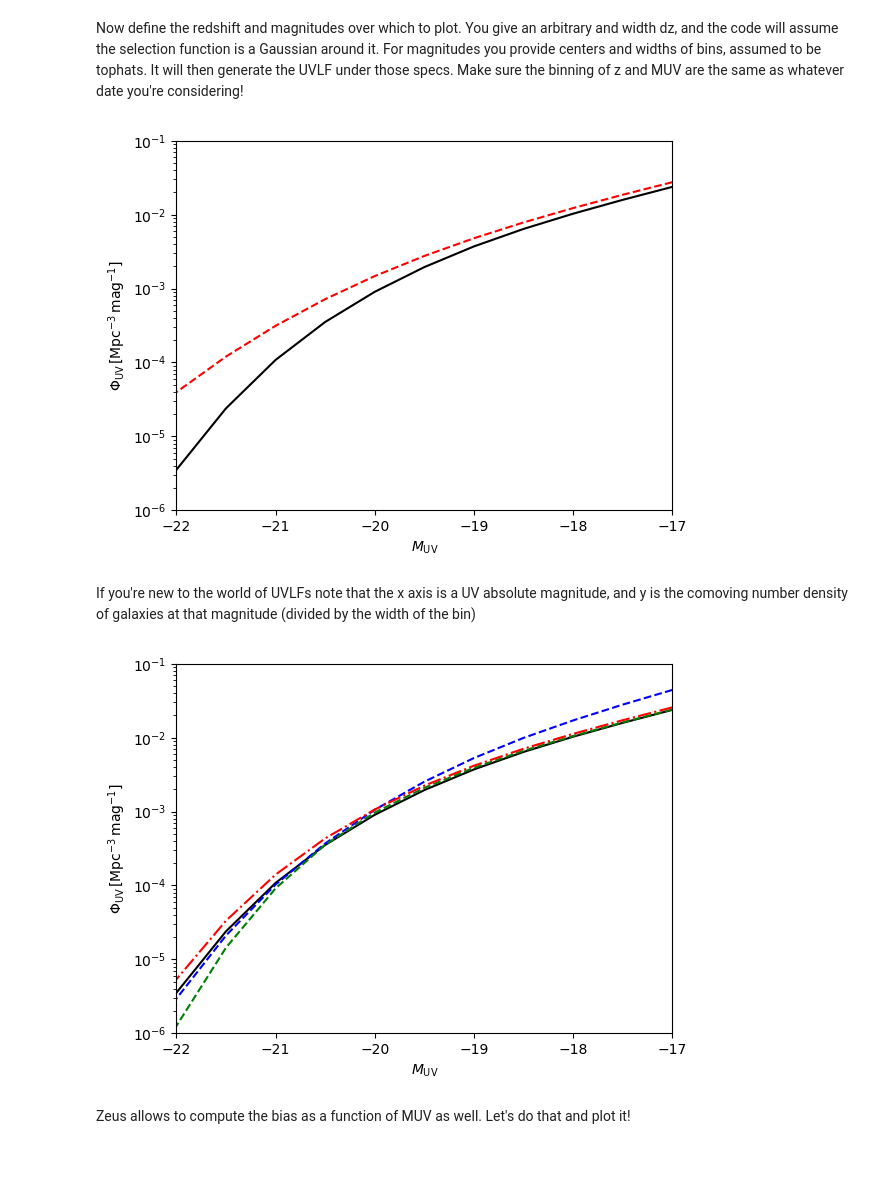
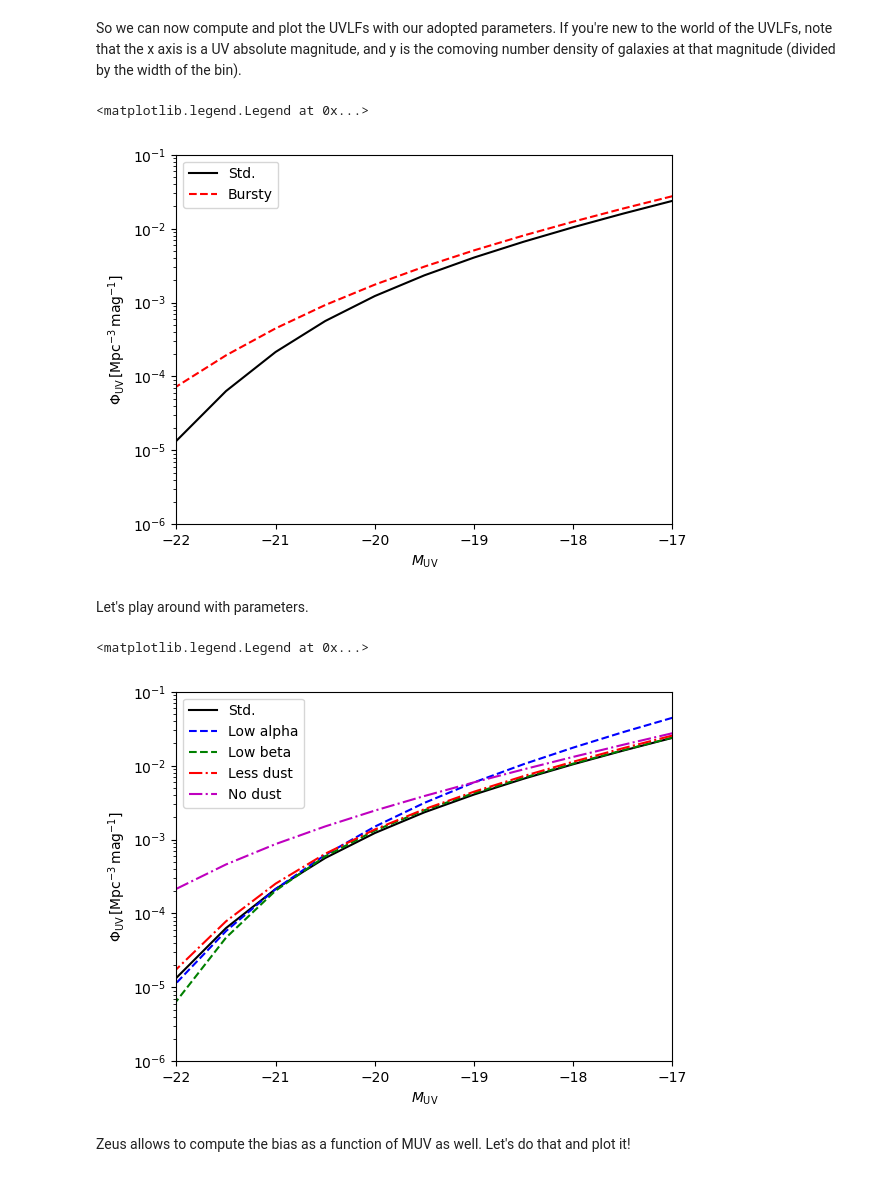
Before and after one commit to JulianBMunoz/Zeus21, a Jupyter notebook: docs/tutorials/Tutorial_Zeus21_UVLFs.ipynb, the cells around one changed output. Saved outputs shown, nothing was run; the diff lists cells and outputs as text; code cells hidden in the pictures.

Commit message:
updated UVLF tutorial, adding Pop IIIs, outputs yet to be adapted

```diff
--- a/docs/tutorials/Tutorial_Zeus21_UVLFs.ipynb
+++ b/docs/tutorials/Tutorial_Zeus21_UVLFs.ipynb
@@ -31 +17,8 @@ CosmoParams,ClassyCosmo, CorrFclass ,HMFintclass =  zeus21.cosmo_wrapper(UserPar
+# %%
+# Set up the Zeus21 cosmology
+CosmoParams = zeus21.Cosmo_Parameters(UserParams=UserParams, HMF_CHOICE="ST", zmin_CLASS=0.0)  # CLASS is automatically run by the Cosmo_Parameter class; make sure to provide zmin_CLASS lower than default (5.0) if you want lower z results (e.g. HMFs)
+HMFinterp = zeus21.HMF_interpolator(UserParams, CosmoParams)  # HMF at all desired z and M; here HMF from Sheth&Tormen2002 (https://arxiv.org/abs/astro-ph/0105113)
+
+# Set up the astrophysical parameters
+AstroParams = zeus21.Astro_Parameters(CosmoParams=CosmoParams, accretion_model="exp")  # Here exponential accretion model, as in https://arxiv.org/abs/2306.09403
 # %% [markdown]
@@ -38,3 +30 @@ AstroParams_bursty = zeus21.Astro_Parameters(UserParams, CosmoParams, sigmaUV=0.
-# %% [markdown]
-Now define the redshift and magnitudes over which to plot. You give an arbitrary <z> and width dz, and the code will assume the selection function is a Gaussian around it. For magnitudes you provide centers and widths of bins, assumed to be tophats. It will then generate the UVLF under those specs. Make sure the binning of z and MUV are the same as whatever date you're considering!
 # %%
@@ -46,43 +40,51 @@ MUVwidths = np.append(MUVwidths,MUVwidths[-1])
+# %% [markdown]
+So we can now compute and plot the UVLFs with our adopted parameters. If you're new to the world of the UVLFs, note that the x axis is a UV absolute magnitude, and y is the comoving number density of galaxies at that magnitude (divided by the width of the bin).
 # %%
-UVLFs_std = zeus21.UVLFs.UVLF_binned(AstroParams_std,CosmoParams,HMFintclass,z,dz,MUVcenters,MUVwidths)
-UVLFs_bursty = zeus21.UVLFs.UVLF_binned(AstroParams_bursty,CosmoParams,HMFintclass,z,dz,MUVcenters,MUVwidths)
+UVLF_std = zeus21.LFs.LF_class(UserParams, CosmoParams, AstroParams, HMFinterp, LFParams_std).UVLFbias_outputs["tot"]["LF"]  # TODO: Here and in the following, adjust for uniform outputs with T21 coefficients
+UVLF_bursty = zeus21.LFs.LF_class(UserParams, CosmoParams, AstroParams, HMFinterp, LFParams_bursty).UVLFbias_outputs["tot"]["LF"]
 
-
-plt.semilogy(MUVcenters,UVLFs_std,'k-')
-plt.semilogy(MUVcenters,UVLFs_bursty,'r--')
+plt.semilogy(MUV_centers, UVLF_std, 'k-', label="Std.")
+plt.semilogy(MUV_centers, UVLF_bursty,'r--', label="Bursty")
 plt.xlim(-22,-17)
 plt.ylim(1e-6,1e-1)
 plt.xlabel(r'$M_{\rm UV}$');
-plt.ylabel(r'$\Phi_{\rm UV}\,\rm [Mpc^{-3}\,mag^{-1}]$');
+plt.ylabel(r'$\Phi_{\rm UV}\,\rm [Mpc^{-3}\,mag^{-1}]$')
+plt.legend()
 # %% [output]
+<matplotlib.legend.Legend at 0x...>
-[figure, old version]
+[figure, new version]
-# %% [markdown]
-If you're new to the world of UVLFs note that the x axis is a UV absolute magnitude, and y is the comoving number density of galaxies at that magnitude (divided by the width of the bin)
+# %% [markdown]
+Let's play around with parameters.
 # %%
-#now let's change the alpha and beta too to see what they do
-AstroParams_lowalpha = copy.deepcopy(AstroParams_std)
-AstroParams_lowalpha.alphastar-=0.2
-UVLFs_lowalpha = zeus21.UVLFs.UVLF_binned(AstroParams_lowalpha,CosmoParams,HMFintclass,z,dz,MUVcenters,MUVwidths)
+# First, let's change the astrophysical parameters alpha and beta too to see what they do
+AstroParams_lowalpha = copy.deepcopy(AstroParams)
+AstroParams_lowalpha.alphastar -= 0.2
+UVLF_lowalpha = zeus21.LFs.LF_class(UserParams, CosmoParams, AstroParams_lowalpha, HMFinterp, LFParams_std).UVLFbias_outputs["tot"]["LF"]
 
-AstroParams_lowbeta = copy.deepcopy(AstroParams_std)
-AstroParams_lowbeta.betastar-=0.2
-UVLFs_lowbeta = zeus21.UVLFs.UVLF_binned(AstroParams_lowbeta,CosmoParams,HMFintclass,z,dz,MUVcenters,MUVwidths)
+AstroParams_lowbeta = copy.deepcopy(AstroParams)
+AstroParams_lowbeta.betastar -= 0.2
+UVLF_lowbeta = zeus21.LFs.LF_class(UserParams, CosmoParams, AstroParams_lowbeta, HMFinterp, LFParams_std).UVLFbias_outputs["tot"]["LF"]
 
-#and the dust assumptions -- they can be degenerate! (Beware, these are measured independently, see Refs.)
-AstroParams_lessdust = copy.deepcopy(AstroParams_std)
-AstroParams_lessdust.C0dust-=0.1;
-UVLFs_lessdust = zeus21.UVLFs.UVLF_binned(AstroParams_lessdust,CosmoParams,HMFintclass,z,dz,MUVcenters,MUVwidths)
+# And the dust assumptions in the LF parameters -- they can be degenerate! (Beware, these are measured independently, see Refs.)
+LFParams_lessdust = copy.deepcopy(LFParams_std)
+LFParams_lessdust.C0dust -= 0.1
+UVLF_lessdust = zeus21.LFs.LF_class(UserParams, CosmoParams, AstroParams, HMFinterp, LFParams_lessdust).UVLFbias_outputs["tot"]["LF"]
+LFParams_nodust = copy.deepcopy(LFParams_std)  # Added by AV for one-to-one comparison previous tutorial: note that small discrepancy with respect to previous notebook in both UVLF and bias at the bright end, likely due to the different dust loop, while results are recovered with no dust --> TODO: discuss changes with others and whether we should give a warning of some sort
+LFParams_nodust.DUST_FLAG = False
+UVLF_nodust = zeus21.LFs.LF_class(UserParams, CosmoParams, AstroParams, HMFinterp, LFParams_nodust).UVLFbias_outputs["tot"]["LF"]
 
-
-plt.semilogy(MUVcenters,UVLFs_std,'k-')
-plt.semilogy(MUVcenters,UVLFs_lowalpha,'b--')
-plt.semilogy(MUVcenters,UVLFs_lowbeta,'g--')
-plt.semilogy(MUVcenters,UVLFs_lessdust,'r-.')
+plt.semilogy(MUV_centers, UVLF_std, 'k-', label="Std.")
+plt.semilogy(MUV_centers, UVLF_lowalpha,'b--', label="Low alpha")
+plt.semilogy(MUV_centers, UVLF_lowbeta,'g--', label="Low beta")
+plt.semilogy(MUV_centers, UVLF_lessdust,'r-.', label="Less dust")
+plt.semilogy(MUV_centers, UVLF_nodust,'m-.', label="No dust")
 plt.xlim(-22,-17)
 plt.ylim(1e-6,1e-1)
 plt.xlabel(r'$M_{\rm UV}$');
-plt.ylabel(r'$\Phi_{\rm UV}\,\rm [Mpc^{-3}\,mag^{-1}]$');
+plt.ylabel(r'$\Phi_{\rm UV}\,\rm [Mpc^{-3}\,mag^{-1}]$')
+plt.legend()
 # %% [output]
+<matplotlib.legend.Legend at 0x...>
-[figure, old version]
+[figure, new version]
 # %% [markdown]
 Zeus allows to compute the bias as a function of MUV as well. Let's do that and plot it!
```
Also changed, not shown: parts of 22 cells of this notebook.
